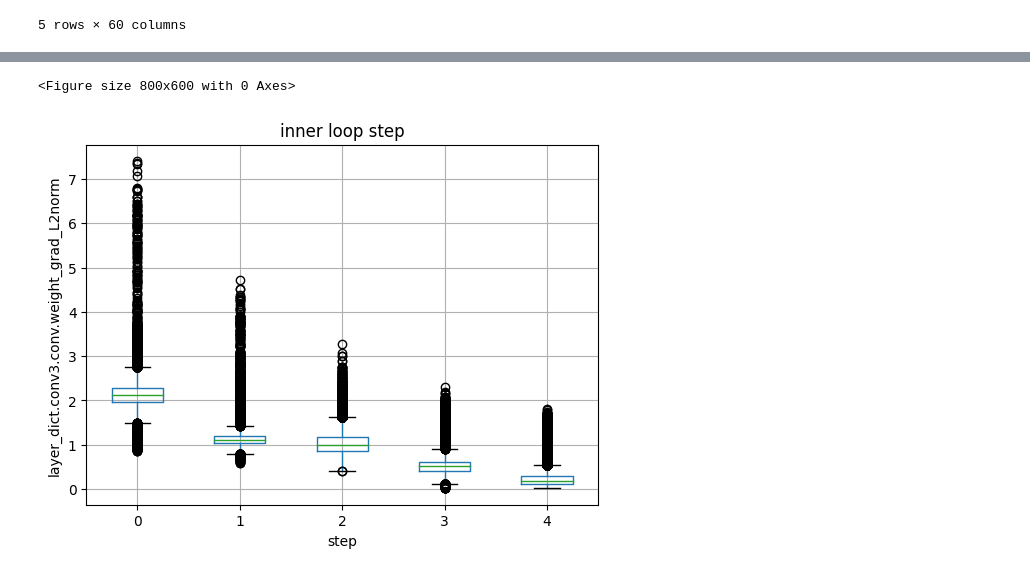
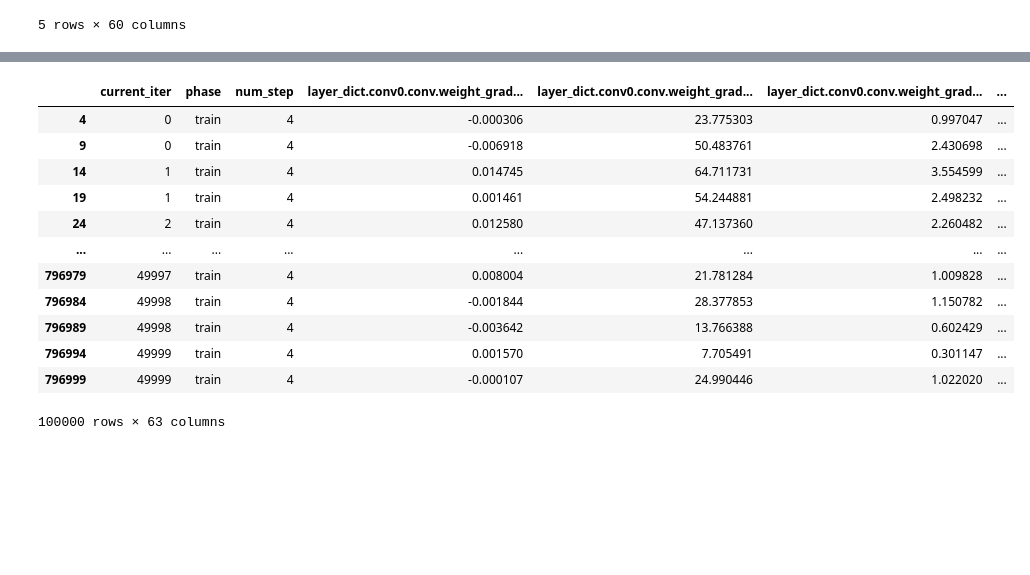
Before and after one commit to taehyeonhan-hatae/MAML, a Jupyter notebook: Test_jupyternotebook/MAML_by_step_norm_analysis.ipynb, the cells around one changed output, grey strips where cells are left out. Drawn from its saved outputs; the diff is of its cells as text; code cells hidden in the pictures; blank space fills up the shorter version.

```diff
--- a/Test_jupyternotebook/MAML_by_step_norm_analysis.ipynb
+++ b/Test_jupyternotebook/MAML_by_step_norm_analysis.ipynb
@@ -55,11 +22,17 @@ plt.show()
-# %%
-plt.figure(figsize=(8, 6))
-norm_info_train.boxplot(column='layer_dict.conv3.conv.weight_grad_L2norm', by='num_step')
-plt.title('inner loop step')
-plt.xlabel('step')
-plt.ylabel('layer_dict.conv3.conv.weight_grad_L2norm')
-plt.suptitle('')  # 기본 제목 제거
-plt.show()
-# %% [output]
-<Figure size 800x600 with 0 Axes>
-[figure, removed]
+# %%
+specific_column_values = norm_info_train[norm_info_train['num_step'] == 4]
+specific_column_values
+# %% [output]
+|  | current_iter | phase | num_step | layer_dict.conv0.conv.weight_grad... | layer_dict.conv0.conv.weight_grad... | layer_dict.conv0.conv.weight_grad... | ... |
+| 4 | 0 | train | 4 | -0.000306 | 23.775303 | 0.997047 | ... |
+| 9 | 0 | train | 4 | -0.006918 | 50.483761 | 2.430698 | ... |
+| 14 | 1 | train | 4 | 0.014745 | 64.711731 | 3.554599 | ... |
+| 19 | 1 | train | 4 | 0.001461 | 54.244881 | 2.498232 | ... |
+| 24 | 2 | train | 4 | 0.012580 | 47.137360 | 2.260482 | ... |
+| ... | ... | ... | ... | ... | ... | ... | ... |
+| 796979 | 49997 | train | 4 | 0.008004 | 21.781284 | 1.009828 | ... |
+| 796984 | 49998 | train | 4 | -0.001844 | 28.377853 | 1.150782 | ... |
+| 796989 | 49998 | train | 4 | -0.003642 | 13.766388 | 0.602429 | ... |
+| 796994 | 49999 | train | 4 | 0.001570 | 7.705491 | 0.301147 | ... |
+| 796999 | 49999 | train | 4 | -0.000107 | 24.990446 | 1.022020 | ... |
+100000 rows × 63 columns
```
Also changed, not shown: parts of 6 cells of this notebook, 3 other files.
